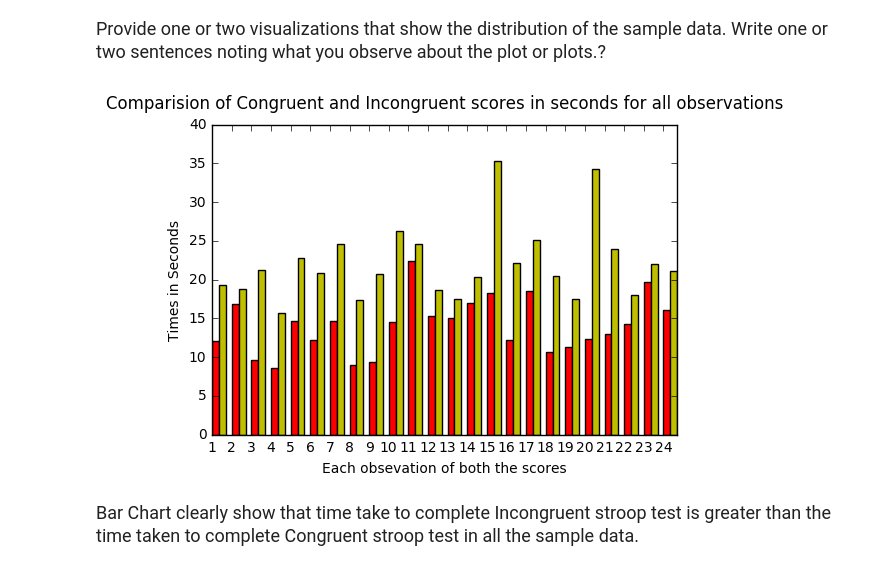
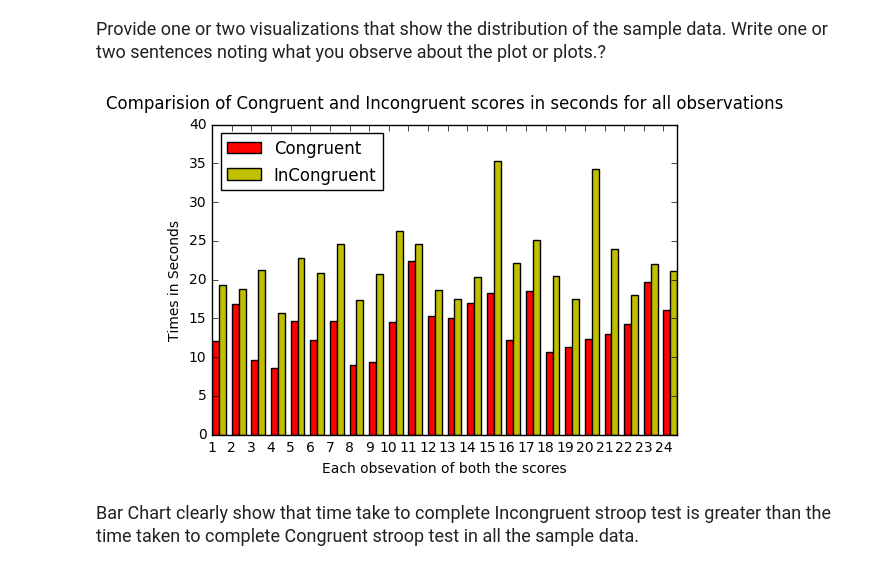
Before and after one commit to devajo/DataScience-Project, a Jupyter notebook: Investigate Stroop Effect.ipynb, the cells around one changed output. Saved outputs shown, nothing was run; the diff lists cells and outputs as text; code cells hidden in the pictures.

Commit message:
addition to bar plot and table for IQR

```diff
--- a/Investigate Stroop Effect.ipynb
+++ b/Investigate Stroop Effect.ipynb
@@ -86,21 +86,22 @@ df.describe()
 observe about the plot or plots.?
 # %%
 # Bar Chart, x-axis all obsevation,y-axis time in second
-
+import matplotlib.patches as mpatches
 plt.xlabel('Each obsevation of both the scores')
 plt.ylabel('Times in Seconds')
 plt.title("Comparision of Congruent and Incongruent scores in seconds for all observations",y=1.03)
 plt.xticks(np.arange(1,25))
 ind=np.arange(1,25)
 width=0.35
-con_dat=df.Congruent
+con_data=df.Congruent
 incon_data=df.Incongruent
-rects1 = plt.bar(ind,con_data,width, color='r')
+rects1 = plt.bar(ind,con_data,width, color='r',label='Congruent')
 #ind +width so that bar chart is next to the bar next rect 1
-rects2 = plt.bar(ind+width,incongruent_data, width, color='y')
+rects2 = plt.bar(ind+width,incon_data, width, color='y',label='InCongruent')
+plt.legend(loc='upper left')
 plt.show()
 # %% [output]
-[figure, old version]
+[figure, new version]
 # %% [markdown]
 <font size='4'>Bar Chart clearly show that time take to complete Incongruent stroop test is greater than the time taken to
 complete Congruent stroop test in all the sample data.
```
Also changed, not shown: parts of 2 cells of this notebook.
